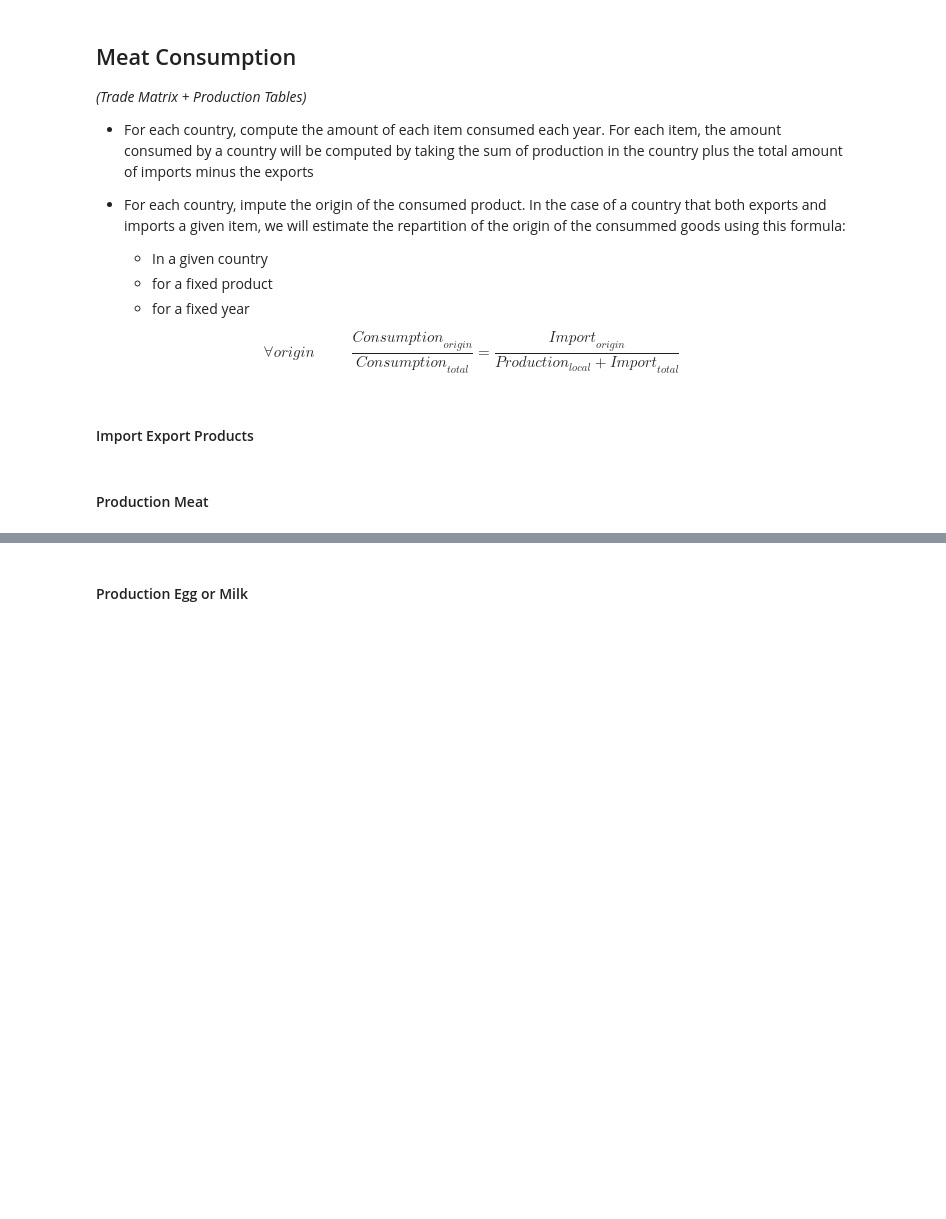
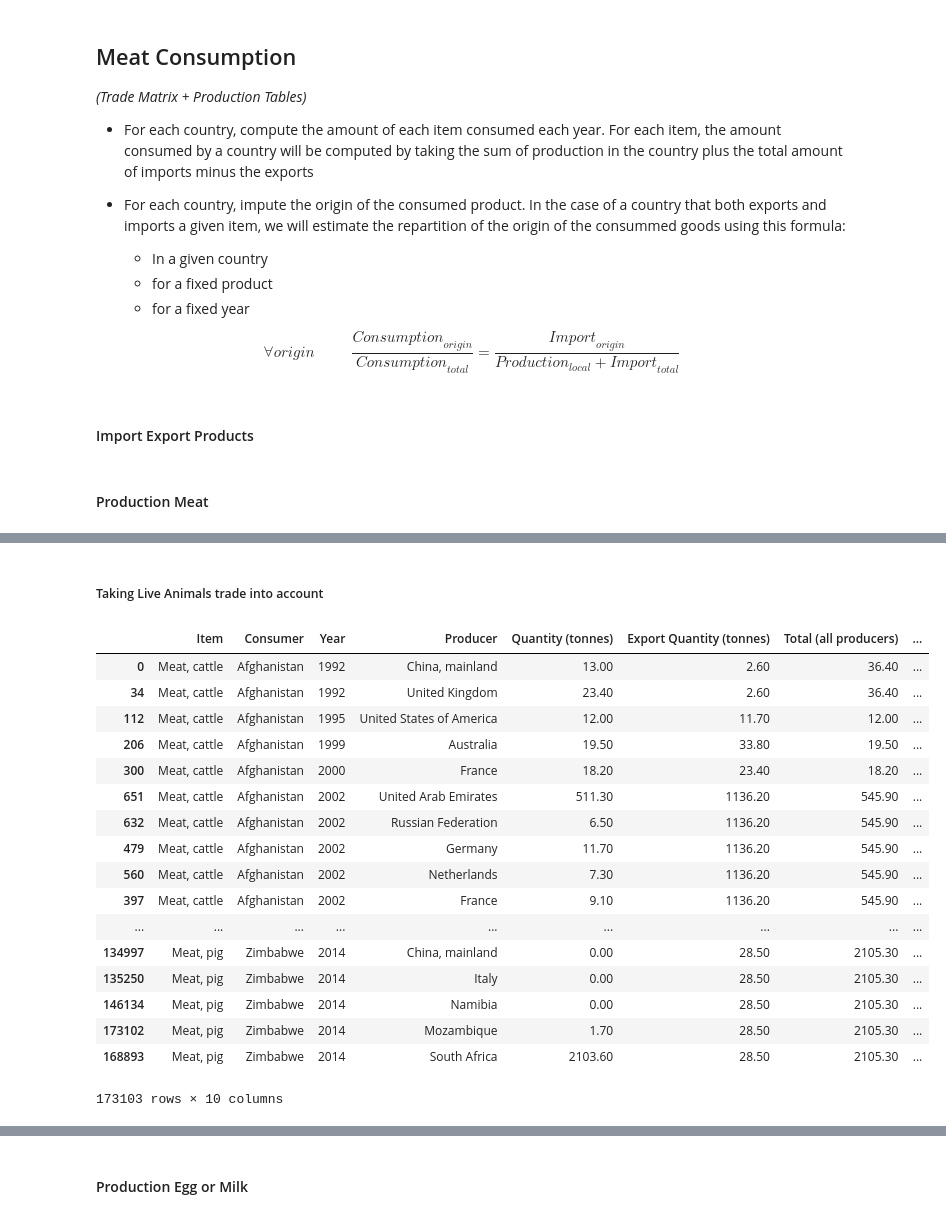
Before and after one commit to OthmanSefraoui/Data_story, a Jupyter notebook: milestone_2.ipynb, the cells around one changed output, grey strips where cells are left out. Cells and saved outputs as stored; diff of their text form; code cells hidden in the pictures; blank space fills up the shorter version.

```diff
--- a/milestone_2.ipynb
+++ b/milestone_2.ipynb
@@ -2042 +2067,81 @@ df_meat_cons.sort_values(by=["Item","Consumer","Year","Animal Number"])
 163772 rows × 10 columns
+# %% [markdown]
+##### Taking Live Animals trade into account
+# %%
+# Get the production of meat per country per year (production from all animals, not only indigenous)
+df_meat_prod = select_on(dfs_prod_animals["production"],
+                  column_filter_dict={"Item" : ['Meat, cattle',
+                                                'Meat, chicken',
+                                                'Meat, pig'],
+                                      "Unit":["tonnes"]})
+
+df_meat_prod = df_meat_prod[["Item","Area","Year","Area","Value"]]
+df_meat_prod.columns = ["Item","Consumer","Year","Producer","Quantity (tonnes)"]
+
+# Convert item name in trade dataframes to match with item names in production
+item_corresp = {'Meat indigenous, cattle':'Meat, cattle',
+                'Meat indigenous, pig':'Meat, pig',
+                'Meat indigenous, chicken':'Meat, chicken'}
+
+detail_import.replace(to_replace=item_corresp, inplace=True)
+total_export.replace(to_replace=item_corresp, inplace=True)
+
+# Gather all sources in the same dataframe (production by the country itself and importation)
+df_meat_cons = select_on(detail_import,
+                        column_filter_dict={"Item Group":['Meat, cattle',
+                                                'Meat, chicken',
+                                                'Meat, pig']})
+df_meat_cons.columns = ["Item","Consumer","Year","Producer","Quantity (tonnes)"]
+
+df_meat_cons = pd.concat([df_meat_cons, df_meat_prod])
+
+# Add column total export per consumer per year
+total_export.columns = ["Item","Year","Consumer","Export Quantity (tonnes)"]
+df_meat_cons = df_meat_cons.merge(total_export)
+
+# Add column total production per consumer per year (production by the country itself and importation)
+df_sum_prod = df_meat_cons.groupby(by=["Item","Consumer","Year"]).sum()["Quantity (tonnes)"].reset_index()
+df_sum_prod.columns = ["Item","Consumer","Year","Total (all producers)"]
+df_meat_cons = df_meat_cons.merge(df_sum_prod)
+
+# Compute consommation as sum of inner production and importation minus exportation allocated to producers
+# according to production ratio
+df_meat_cons["Consumed Quantity (tonnes)"] = (df_meat_cons["Quantity (tonnes)"]
+                                              - df_meat_cons["Export Quantity (tonnes)"]
+                                              *df_meat_cons["Quantity (tonnes)"]
+                                              /df_meat_cons["Total (all producers)"])
+
+# Get meat yield per animal and convert consumed weight in consumed animal number
+df_yield_meat = select_on(dfs_prod_animals["yield/carcass_weight"],
+                                 column_filter_dict={"Item":['Meat, cattle',
+                                                             'Meat, chicken',
+                                                             'Meat, pig']})
+df_yield_meat = df_yield_meat[["Item","Year","Area","Value"]]
+df_yield_meat.columns = ["Item","Year","Producer","Yield"]
+
+df_meat_cons['Year']=df_meat_cons['Year'].astype(int)
+df_yield_meat['Year']=df_yield_meat['Year'].astype(int)
+
+df_meat_cons = df_meat_cons.merge(df_yield_meat)
+df_meat_cons["Animal Number"] = 1000 * df_meat_cons["Consumed Quantity (tonnes)"] / df_meat_cons["Yield"]
+
+df_meat_cons.sort_values(by=["Item","Consumer","Year","Animal Number"])
+# %% [output]
+|  | Item | Consumer | Year | Producer | Quantity (tonnes) | Export Quantity (tonnes) | Total (all producers) | ... |
+| 0 | Meat, cattle | Afghanistan | 1992 | China, mainland | 13.00 | 2.60 | 36.40 | ... |
+| 34 | Meat, cattle | Afghanistan | 1992 | United Kingdom | 23.40 | 2.60 | 36.40 | ... |
+| 112 | Meat, cattle | Afghanistan | 1995 | United States of America | 12.00 | 11.70 | 12.00 | ... |
+| 206 | Meat, cattle | Afghanistan | 1999 | Australia | 19.50 | 33.80 | 19.50 | ... |
+| 300 | Meat, cattle | Afghanistan | 2000 | France | 18.20 | 23.40 | 18.20 | ... |
+| 651 | Meat, cattle | Afghanistan | 2002 | United Arab Emirates | 511.30 | 1136.20 | 545.90 | ... |
+| 632 | Meat, cattle | Afghanistan | 2002 | Russian Federation | 6.50 | 1136.20 | 545.90 | ... |
+| 479 | Meat, cattle | Afghanistan | 2002 | Germany | 11.70 | 1136.20 | 545.90 | ... |
+| 560 | Meat, cattle | Afghanistan | 2002 | Netherlands | 7.30 | 1136.20 | 545.90 | ... |
+| 397 | Meat, cattle | Afghanistan | 2002 | France | 9.10 | 1136.20 | 545.90 | ... |
+| ... | ... | ... | ... | ... | ... | ... | ... | ... |
+| 134997 | Meat, pig | Zimbabwe | 2014 | China, mainland | 0.00 | 28.50 | 2105.30 | ... |
+| 135250 | Meat, pig | Zimbabwe | 2014 | Italy | 0.00 | 28.50 | 2105.30 | ... |
+| 146134 | Meat, pig | Zimbabwe | 2014 | Namibia | 0.00 | 28.50 | 2105.30 | ... |
+| 173102 | Meat, pig | Zimbabwe | 2014 | Mozambique | 1.70 | 28.50 | 2105.30 | ... |
+| 168893 | Meat, pig | Zimbabwe | 2014 | South Africa | 2103.60 | 28.50 | 2105.30 | ... |
+173103 rows × 10 columns
```
Also changed, not shown: parts of 9 cells of this notebook, 1 other file.
